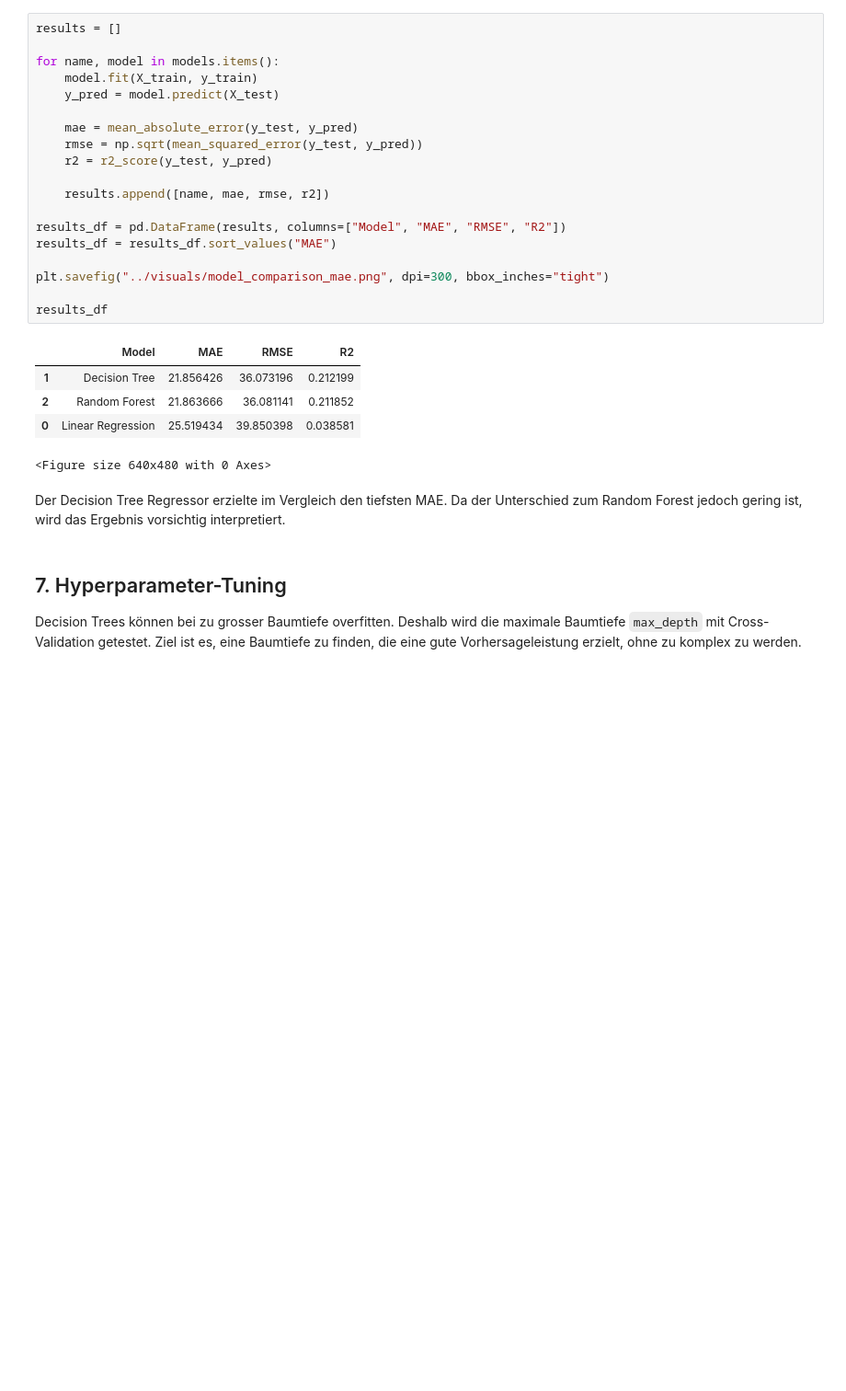
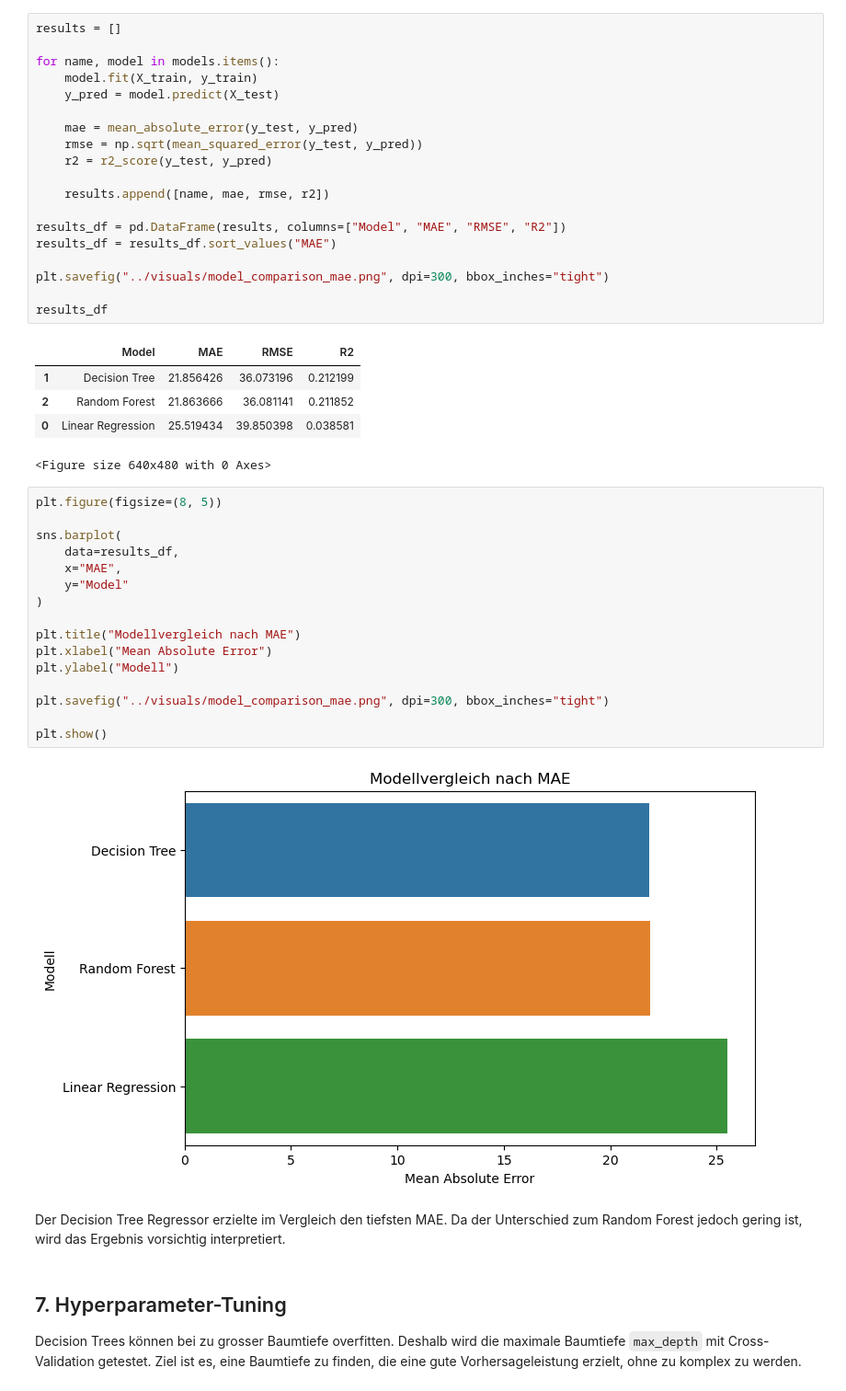
Before and after one commit to vichi18/winterthur-bike-traffic-analysis, a Jupyter notebook: notebooks/bike.ipynb, the cells around one changed output. Shown at 92% size. Saved outputs shown, nothing was run; the diff lists cells and outputs as text; blank space fills up the shorter version.

```diff
--- a/notebooks/bike.ipynb
+++ b/notebooks/bike.ipynb
@@ -226,6 +226,24 @@ results_df
 | 2 | Random Forest | 21.863666 | 36.081141 | 0.211852 |
 | 0 | Linear Regression | 25.519434 | 39.850398 | 0.038581 |
 <Figure size 640x480 with 0 Axes>
+# %%
+plt.figure(figsize=(8, 5))
+
+sns.barplot(
+    data=results_df,
+    x="MAE",
+    y="Model"
+)
+
+plt.title("Modellvergleich nach MAE")
+plt.xlabel("Mean Absolute Error")
+plt.ylabel("Modell")
+
+plt.savefig("../visuals/model_comparison_mae.png", dpi=300, bbox_inches="tight")
+
+plt.show()
+# %% [output]
+[figure, added]
 # %% [markdown]
 Der Decision Tree Regressor erzielte im Vergleich den tiefsten MAE. Da der Unterschied zum Random Forest jedoch gering ist, wird das Ergebnis vorsichtig interpretiert.
 # %% [markdown]
```
Also changed, not shown: parts of 1 cell of this notebook.
